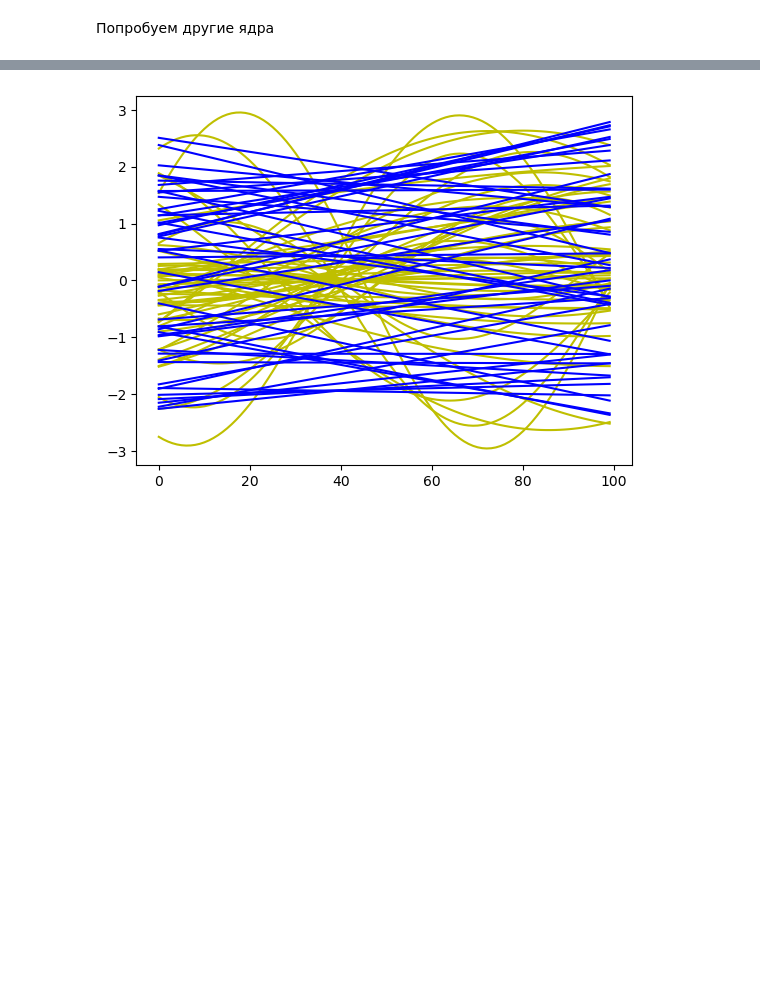
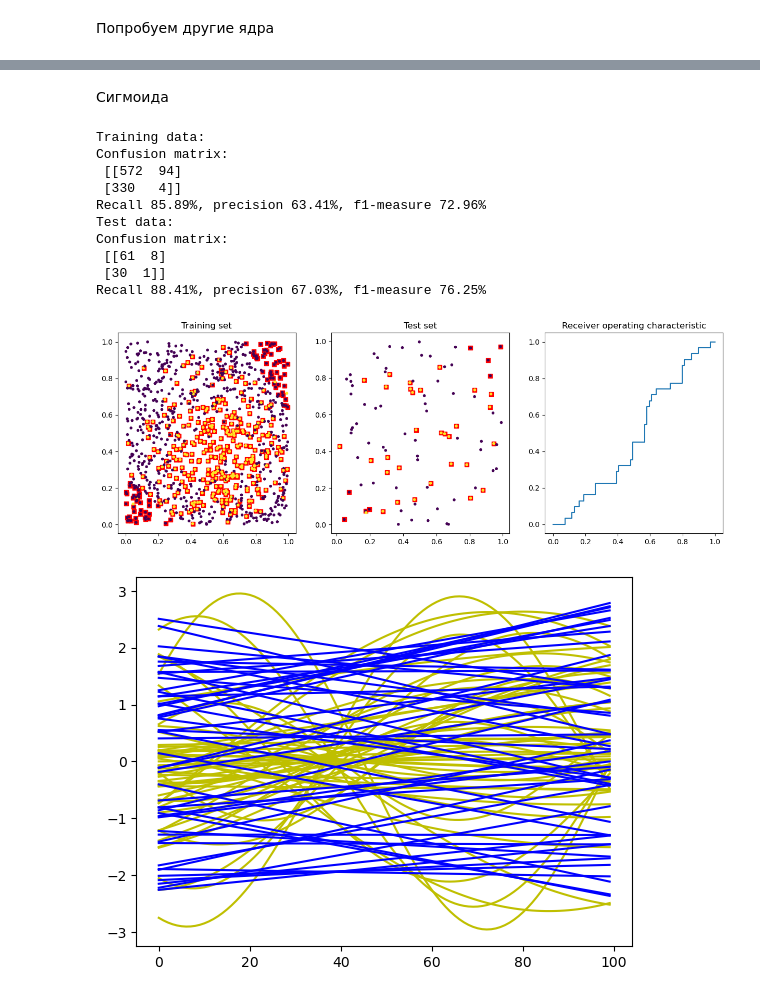
Before and after one commit to EHAT32/mlInPhysics, a Jupyter notebook: lab2.ipynb, the cells around one changed output, grey strips where cells are left out. Drawn from its saved outputs; the diff is of its cells as text; code cells hidden in the pictures; blank space fills up the shorter version.

```diff
--- a/lab2.ipynb
+++ b/lab2.ipynb
@@ -312,3 +326,20 @@ Recall 83.33%, precision 78.57%, f1-measure 80.88%
+# %% [markdown]
+Сигмоида
+# %%
+clf = svm.SVC(kernel='sigmoid', gamma=0.5, coef0=0.2)
+benchmark_classifier(clf, problem, x_train, y_train, x_t, y_t)
+# %% [output]
+Training data:
+Confusion matrix:
+ [[572  94]
+ [330   4]]
+Recall 85.89%, precision 63.41%, f1-measure 72.96%
+Test data:
+Confusion matrix:
+ [[61  8]
+ [30  1]]
+Recall 88.41%, precision 67.03%, f1-measure 76.25%
+[figure, added]
 # %%
 class FunctionProblem(TestProblem):
     def __init__(self, N: int):
```
Also changed, not shown: parts of 10 cells of this notebook.
